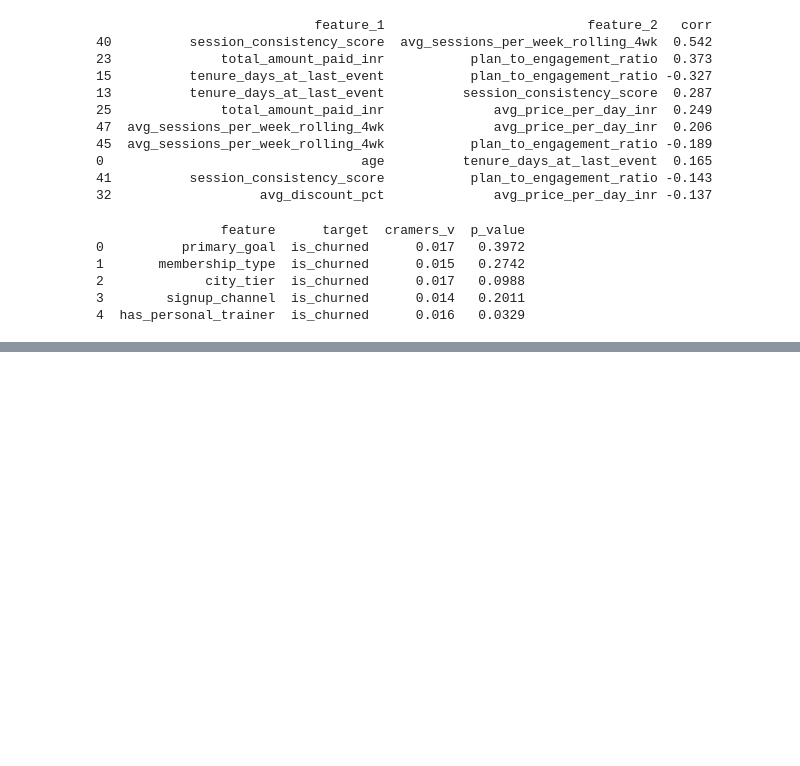
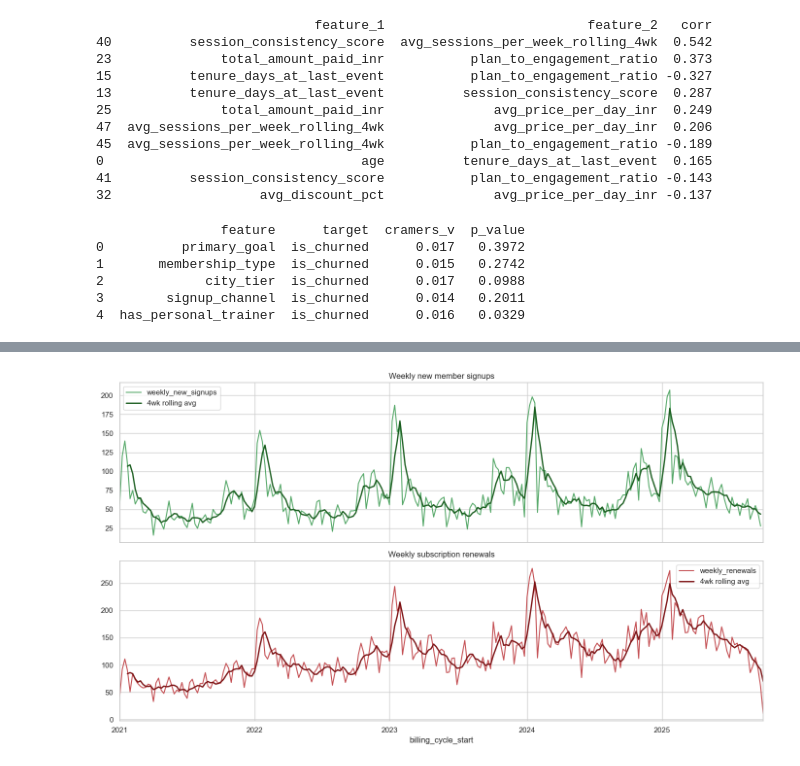
Before and after one commit to kalviumcommunity/JDF_StreakForge_Kalvium-Community, a Jupyter notebook: notebooks/04_eda_and_behavioural_analysis.ipynb, the cells around one changed output, grey strips where cells are left out. Cells and saved outputs as stored; diff of their text form; code cells hidden in the pictures; blank space fills up the shorter version.

```diff
--- a/notebooks/04_eda_and_behavioural_analysis.ipynb
+++ b/notebooks/04_eda_and_behavioural_analysis.ipynb
@@ -240,0 +356,25 @@ print(assoc_results)
+# %%
+# ── 9.4 Rolling metrics: weekly new signups & weekly renewals ────────────
+weekly_signups = (member_summary.reset_index().set_index("join_date")
+                   .resample("W").size().rename("weekly_new_signups"))
+
+renewals_distinct = features.drop_duplicates("renewal_id").dropna(subset=["renewal_id"])
+weekly_renewals = (renewals_distinct.set_index("billing_cycle_start")
+                    .resample("W")["renewal_id"].nunique().rename("weekly_renewals"))
+
+fig, axes = plt.subplots(2, 1, figsize=(14, 8), sharex=True)
+weekly_signups.plot(ax=axes[0], color="#55A868")
+weekly_signups.rolling(4).mean().plot(ax=axes[0], color="#1B5E20", linewidth=2, label="4wk rolling avg")
+axes[0].set_title("Weekly new member signups")
+axes[0].legend()
+
+weekly_renewals.plot(ax=axes[1], color="#C44E52")
+weekly_renewals.rolling(4).mean().plot(ax=axes[1], color="#7B1113", linewidth=2, label="4wk rolling avg")
+axes[1].set_title("Weekly subscription renewals")
+axes[1].legend()
+
+plt.tight_layout()
+plt.savefig(FIGURES_DIR / "pr9_signups_renewals_trend.png", dpi=100)
+plt.show()
+# %% [output]
+[figure, added]
```
Also changed, not shown: parts of 5 cells of this notebook, 4 other files.
